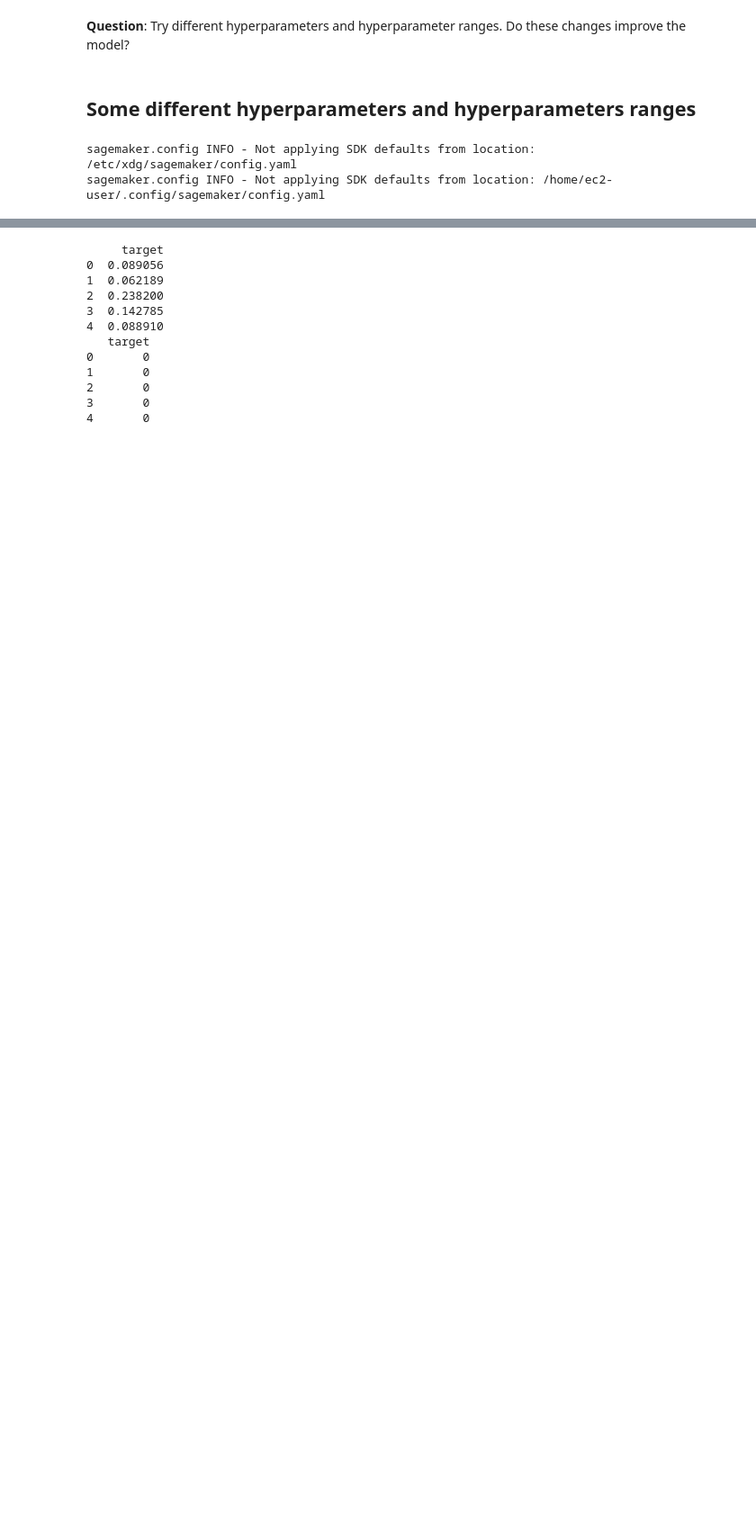
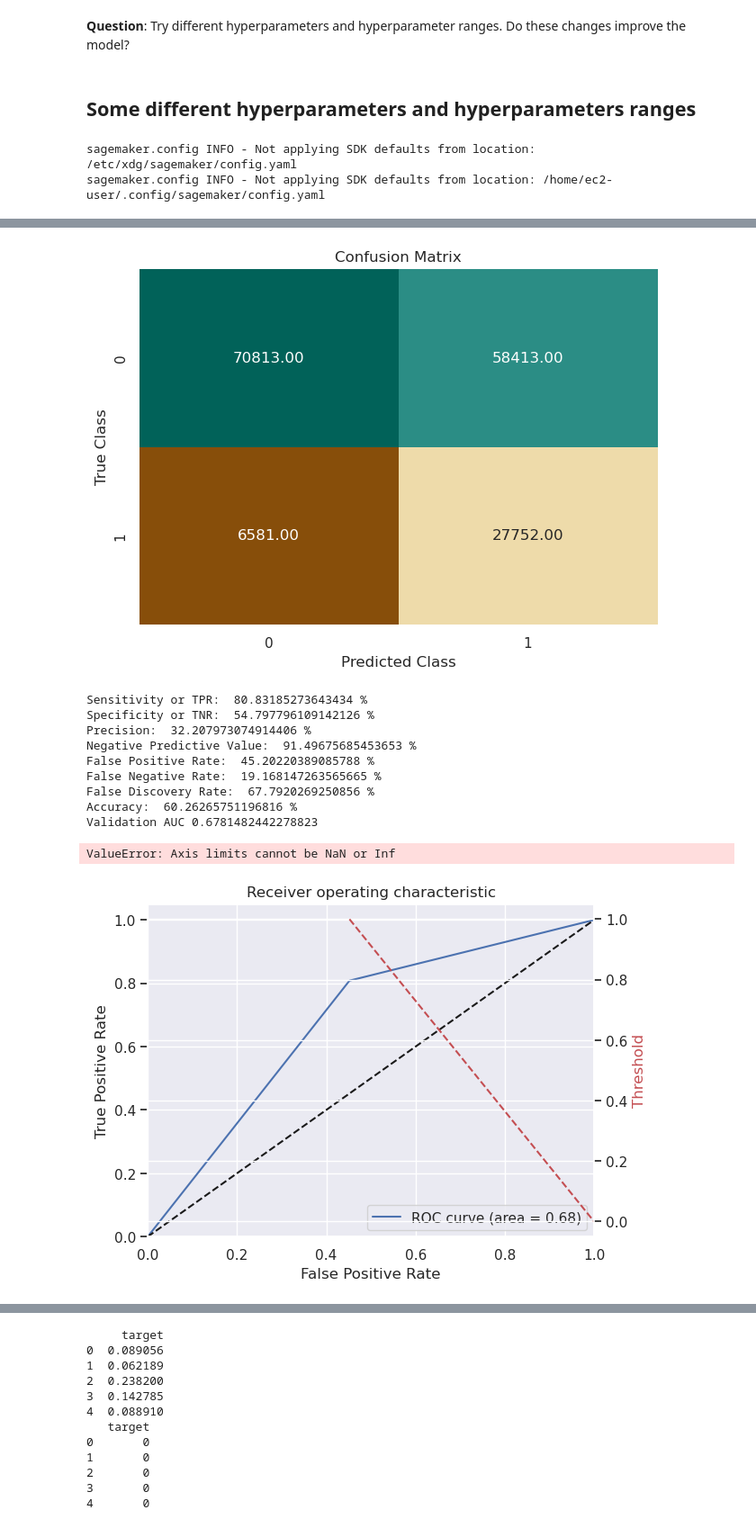
Before and after one commit to Ajia-code/AWS-Machine-Learning-, a Jupyter notebook: Flight_Delay-Student.ipynb, the cells around one changed output, grey strips where cells are left out. Shown at 90% size. Cells and saved outputs as stored; diff of their text form; code cells hidden in the pictures; blank space fills up the shorter version.

Commit message:
Added more comments and tuned threshold values for the different hyperparameters tunings

```diff
--- a/Flight_Delay-Student.ipynb
+++ b/Flight_Delay-Student.ipynb
@@ -2214,0 +2186,32 @@ ValueError: Axis limits cannot be NaN or Inf
+# %%
+s3 = boto3.client('s3')
+obj = s3.get_object(Bucket=bucket, Key="{}/batch-out/{}".format(prefix,'batch-in.csv.out'))
+target_predicted = pd.read_csv(io.BytesIO(obj['Body'].read()),names=['target'])
+test_labels = test.iloc[:,0]
+
+#print(target_predicted.head())
+def binary_convert(x):
+    threshold = 0.15
+    if x > threshold:
+        return 1
+    else:
+        return 0
+target_predicted['target'] = target_predicted['target'].apply(binary_convert)
+test_labels = test.iloc[:,0]
+#print(target_predicted.head())
+# %%
+plot_confusion_matrix(test_labels,  target_predicted)
+plot_roc(test_labels, target_predicted)
+# %% [output]
+[figure, added]
+Sensitivity or TPR:  80.83185273643434 %
+Specificity or TNR:  54.797796109142126 %
+Precision:  32.207973074914406 %
+Negative Predictive Value:  91.49675685453653 %
+False Positive Rate:  45.20220389085788 %
+False Negative Rate:  19.168147263565665 %
+False Discovery Rate:  67.7920269250856 %
+Accuracy:  60.26265751196816 %
+Validation AUC 0.6781482442278823
+ValueError: Axis limits cannot be NaN or Inf
+[figure, added]
```
Also changed, not shown: parts of 20 cells of this notebook.
